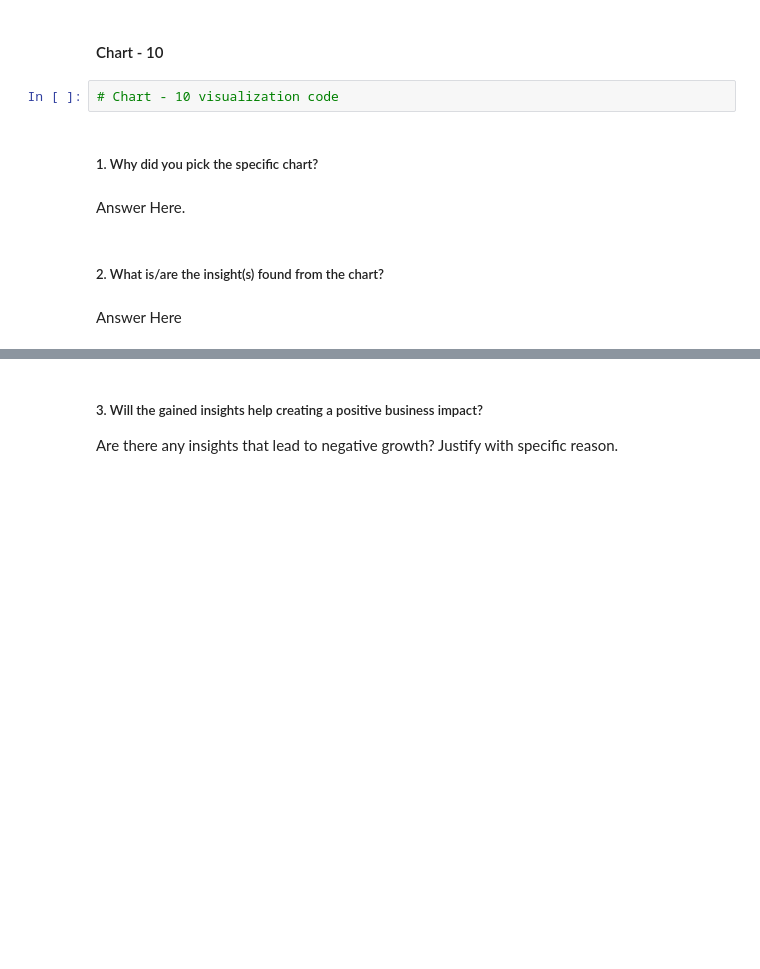
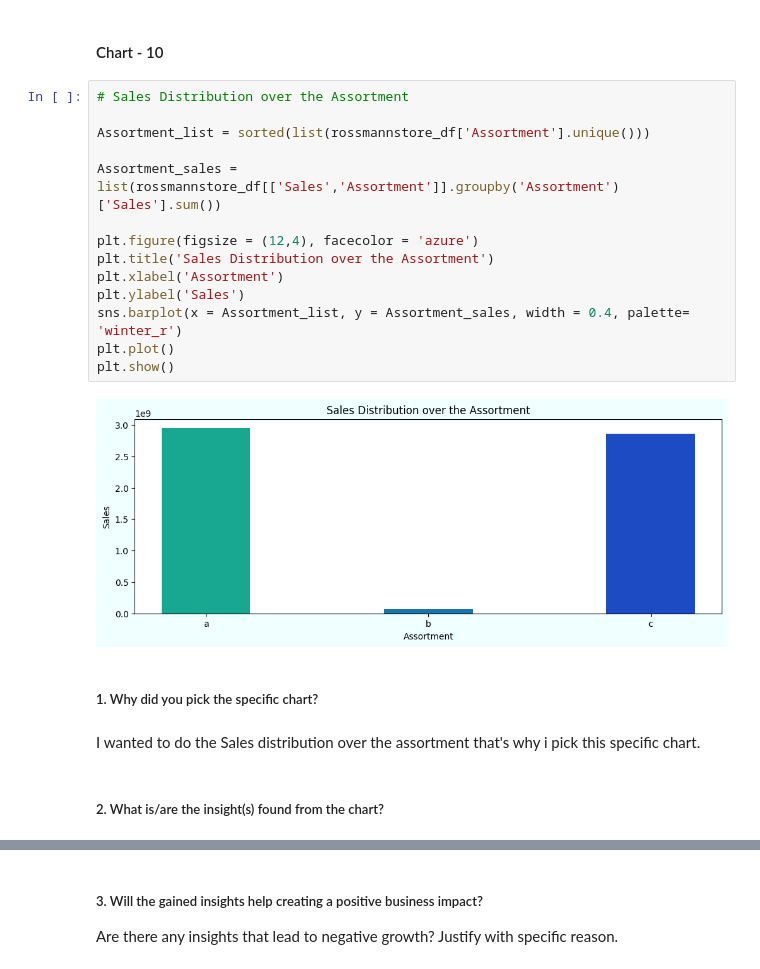
Before and after one commit to hmarathe420/Retail_Sales_Prediction, a Jupyter notebook: Retail_Sales_Prediction.ipynb, the cells around one changed output, grey strips where cells are left out. Cells and saved outputs as stored; diff of their text form; blank space fills up the shorter version.

```diff
--- a/Retail_Sales_Prediction.ipynb
+++ b/Retail_Sales_Prediction.ipynb
@@ -716,13 +720,25 @@ From the above bar chart i can say that the 'b' store type lead to negative grow
 The gained insight are the sales is high in store type 'a' and the sales is low in storetype 'b' so from my side the company or bussinessman should focus on storetype 'b' and increase the sales of it.
 # %% [markdown]
 #### Chart - 10
-# %%
-# Chart - 10 visualization code
+# %%
+# Sales Distribution over the Assortment
+
+Assortment_list = sorted(list(rossmannstore_df['Assortment'].unique()))
+
+Assortment_sales = list(rossmannstore_df[['Sales','Assortment']].groupby('Assortment')['Sales'].sum())
+
+plt.figure(figsize = (12,4), facecolor = 'azure')
+plt.title('Sales Distribution over the Assortment')
+plt.xlabel('Assortment')
+plt.ylabel('Sales')
+sns.barplot(x = Assortment_list, y = Assortment_sales, width = 0.4, palette= 'winter_r')
+plt.plot()
+plt.show()
+# %% [output]
+[figure, added]
 # %% [markdown]
 ##### 1. Why did you pick the specific chart?
-# %% [markdown]
-Answer Here.
+# %% [markdown]
+I wanted to do the Sales distribution over the assortment that's why i pick this specific chart.
 # %% [markdown]
 ##### 2. What is/are the insight(s) found from the chart?
-# %% [markdown]
-Answer Here
```
Also changed, not shown: parts of 16 cells of this notebook.
